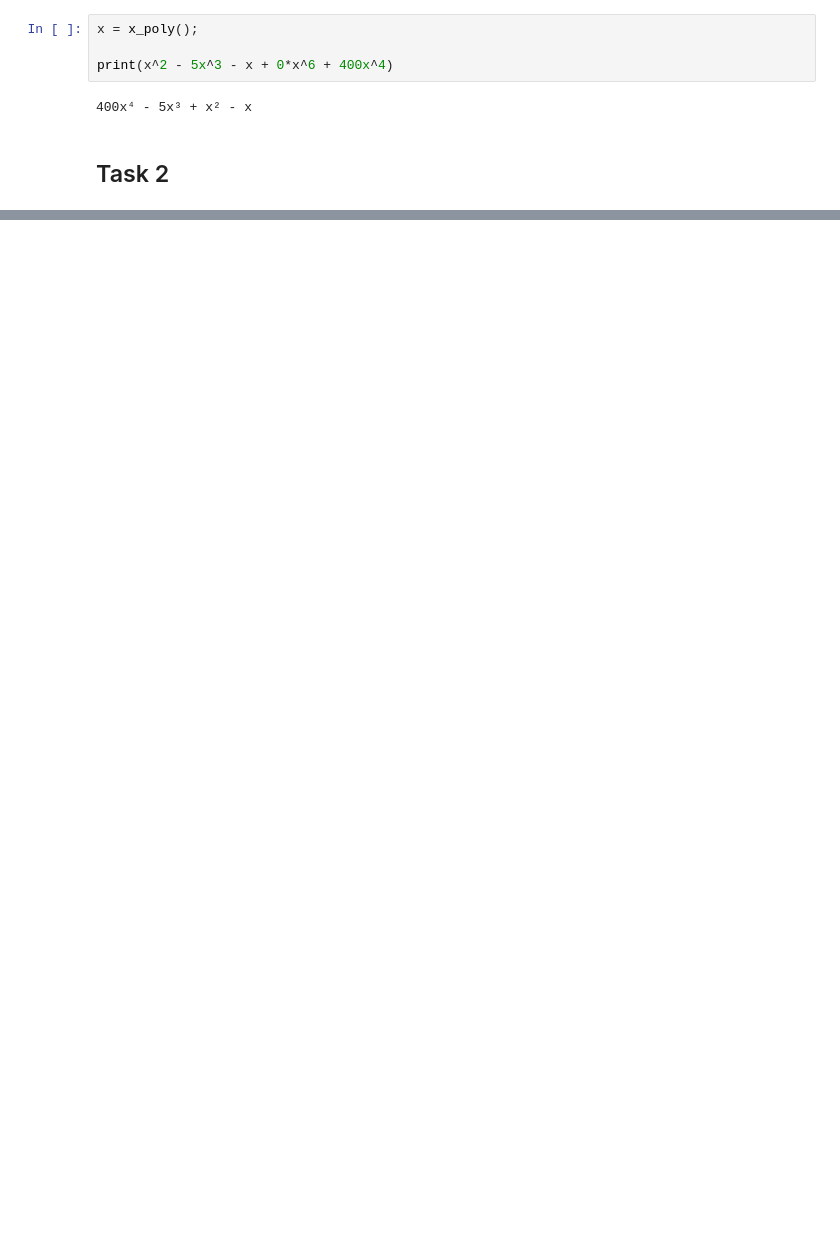
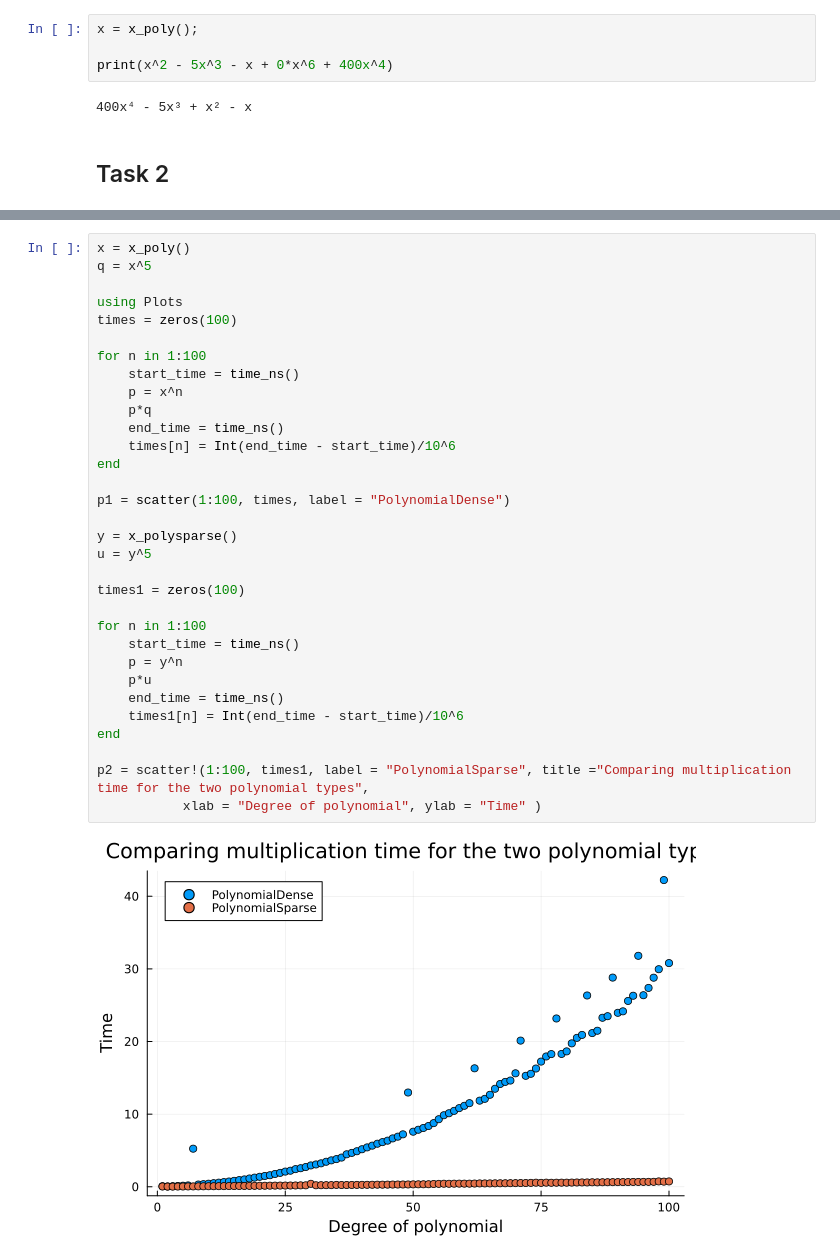
Before and after one commit to ESkoufris/Emmanuel-Skoufris-2504-2023-PROJECT1, a Jupyter notebook: my_pdf_file.ipynb, the cells around one changed output, grey strips where cells are left out. Saved outputs shown, nothing was run; the diff lists cells and outputs as text; blank space fills up the shorter version.

```diff
--- a/my_pdf_file.ipynb
+++ b/my_pdf_file.ipynb
@@ -176,0 +180,34 @@ p2 = plot!(1:100, times1)
+# %%
+x = x_poly()
+q = x^5
+
+using Plots
+times = zeros(100)
+
+for n in 1:100
+    start_time = time_ns()
+    p = x^n
+    p*q
+    end_time = time_ns()
+    times[n] = Int(end_time - start_time)/10^6
+end
+
+p1 = scatter(1:100, times, label = "PolynomialDense")
+
+y = x_polysparse()
+u = y^5
+
+times1 = zeros(100)
+
+for n in 1:100
+    start_time = time_ns()
+    p = y^n
+    p*u
+    end_time = time_ns()
+    times1[n] = Int(end_time - start_time)/10^6
+end
+
+p2 = scatter!(1:100, times1, label = "PolynomialSparse", title ="Comparing multiplication time for the two polynomial types",
+           xlab = "Degree of polynomial", ylab = "Time" )
+# %% [output]
+[figure, added]
```
Also changed, not shown: parts of 8 cells of this notebook, 10 other files.
